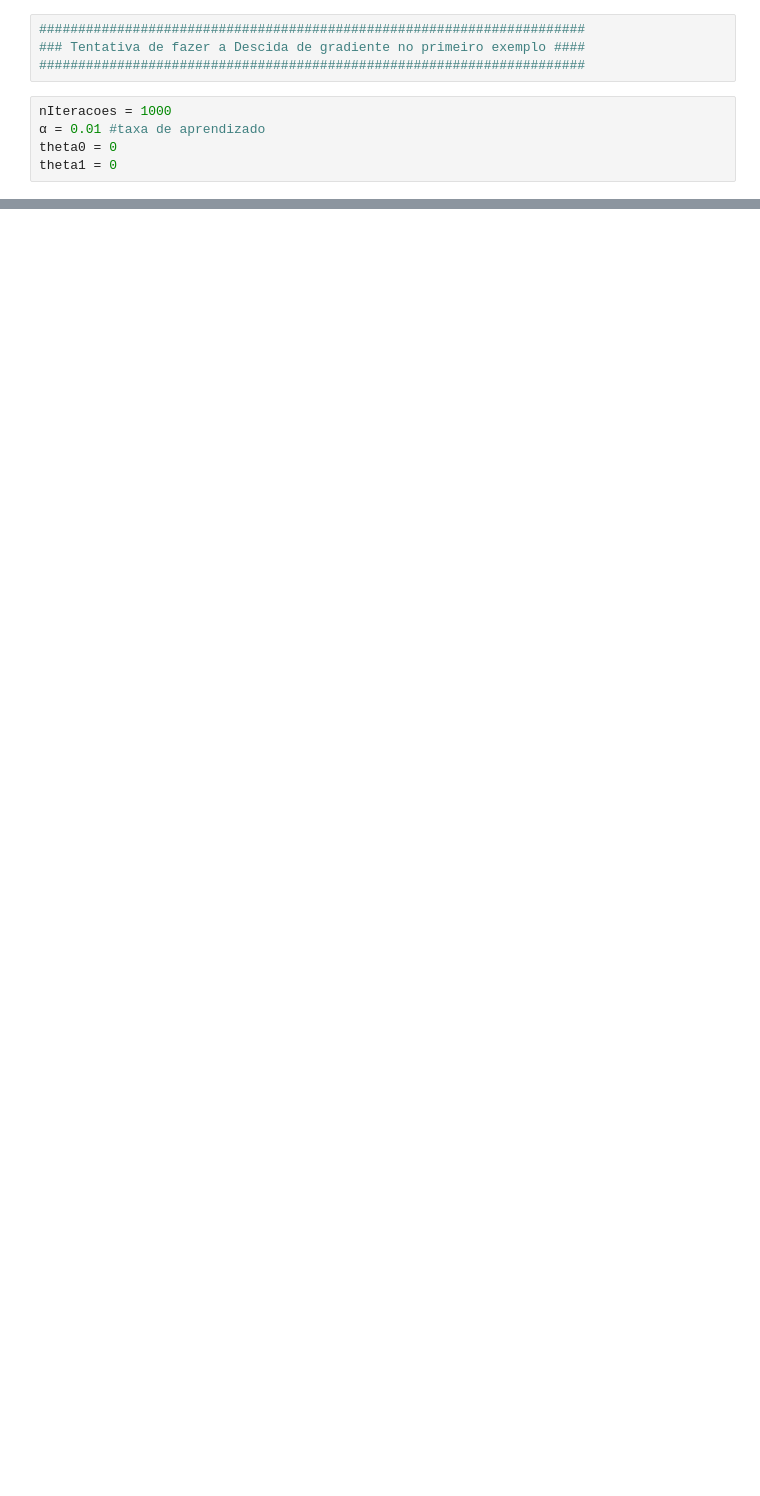
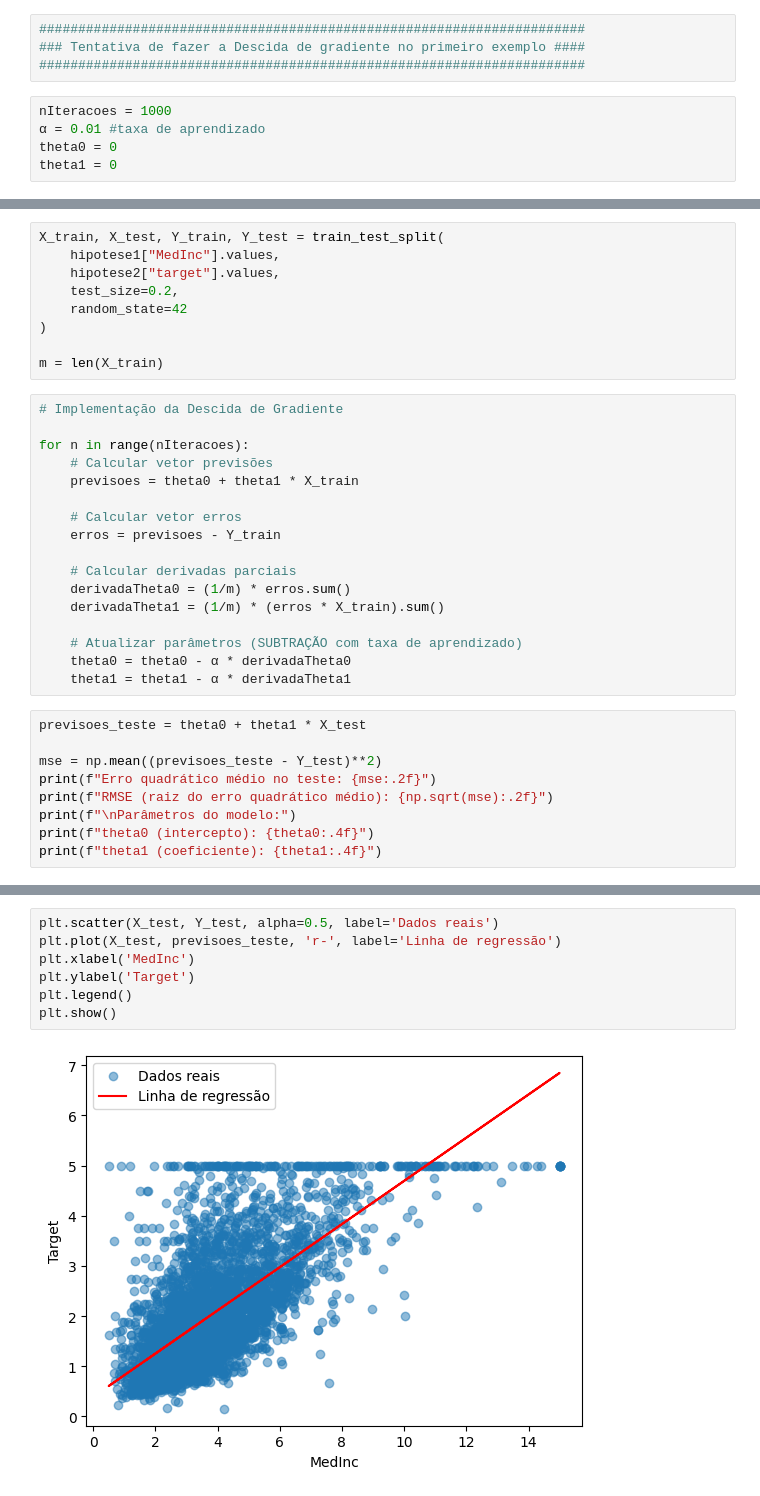
Before and after one commit to JeanBR1993/estudosML, a Jupyter notebook: estudoML.ipynb, the cells around one changed output, grey strips where cells are left out. Cells and saved outputs as stored; diff of their text form; blank space fills up the shorter version.

Commit message:
consegui fazer a descida de gradiente

```diff
--- a/estudoML.ipynb
+++ b/estudoML.ipynb
@@ -238,0 +235,35 @@ for n in range(nIteracoes):
+# %%
+X_train, X_test, Y_train, Y_test = train_test_split(
+    hipotese1["MedInc"].values,
+    hipotese2["target"].values,
+    test_size=0.2,
+    random_state=42
+)
+
+m = len(X_train)
+# %%
+# Implementação da Descida de Gradiente
+
+for n in range(nIteracoes):
+    # Calcular vetor previsões
+    previsoes = theta0 + theta1 * X_train
+
+    # Calcular vetor erros
+    erros = previsoes - Y_train
+
+    # Calcular derivadas parciais
+    derivadaTheta0 = (1/m) * erros.sum()
+    derivadaTheta1 = (1/m) * (erros * X_train).sum()
+
+    # Atualizar parâmetros (SUBTRAÇÃO com taxa de aprendizado)
+    theta0 = theta0 - α * derivadaTheta0
+    theta1 = theta1 - α * derivadaTheta1
+# %%
+previsoes_teste = theta0 + theta1 * X_test
+
+mse = np.mean((previsoes_teste - Y_test)**2)
+print(f"Erro quadrático médio no teste: {mse:.2f}")
+print(f"RMSE (raiz do erro quadrático médio): {np.sqrt(mse):.2f}")
+print(f"\nParâmetros do modelo:")
+print(f"theta0 (intercepto): {theta0:.4f}")
+print(f"theta1 (coeficiente): {theta1:.4f}")
@@ -238,0 +277,9 @@ for n in range(nIteracoes):
+# %%
+plt.scatter(X_test, Y_test, alpha=0.5, label='Dados reais')
+plt.plot(X_test, previsoes_teste, 'r-', label='Linha de regressão')
+plt.xlabel('MedInc')
+plt.ylabel('Target')
+plt.legend()
+plt.show()
+# %% [output]
+[figure, added]
```
Also changed, not shown: parts of 12 cells of this notebook.
